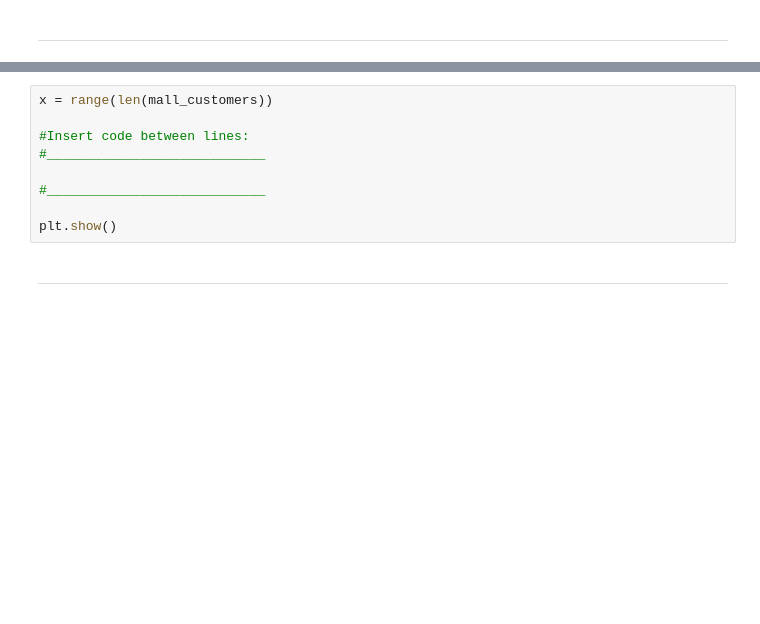
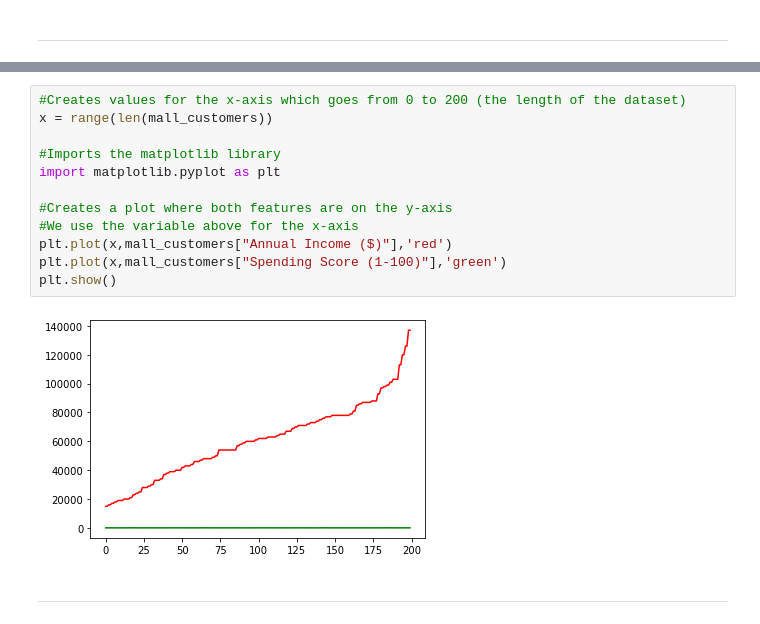
Before and after one commit to MatthewTracy/Machine-Learning-With-Python, a Jupyter notebook: Feature Engineering/Min Max K Means Feature Engin.ipynb, the cells around one changed output, grey strips where cells are left out. Drawn from its saved outputs; the diff is of its cells as text; blank space fills up the shorter version.

```diff
--- a/Feature Engineering/Min Max K Means Feature Engin.ipynb
+++ b/Feature Engineering/Min Max K Means Feature Engin.ipynb
@@ -66,12 +64,17 @@ Crate a line chart that plots both features on the Y-axis. For the X-axis, use t
-# %%
-x = range(len(mall_customers))
-
-#Insert code between lines:
-#____________________________
-
-#____________________________
-
-plt.show()
+# %%
+#Creates values for the x-axis which goes from 0 to 200 (the length of the dataset)
+x = range(len(mall_customers))
+
+#Imports the matplotlib library
+import matplotlib.pyplot as plt
+
+#Creates a plot where both features are on the y-axis
+#We use the variable above for the x-axis
+plt.plot(x,mall_customers["Annual Income ($)"],'red')
+plt.plot(x,mall_customers["Spending Score (1-100)"],'green')
+plt.show()
+# %% [output]
+[figure, added]
 # %% [markdown]
 <hr style="height:2px;border-width:0;color:black;background-color:black">
 # %% [markdown]
```
Also changed, not shown: parts of 8 cells of this notebook.
